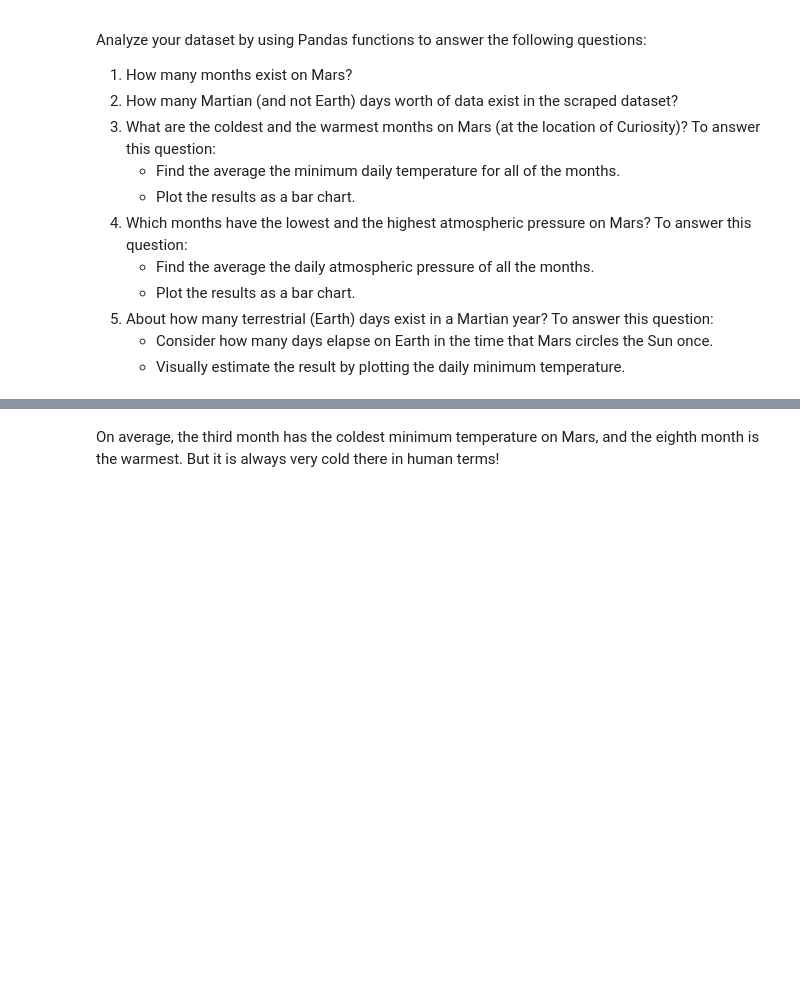
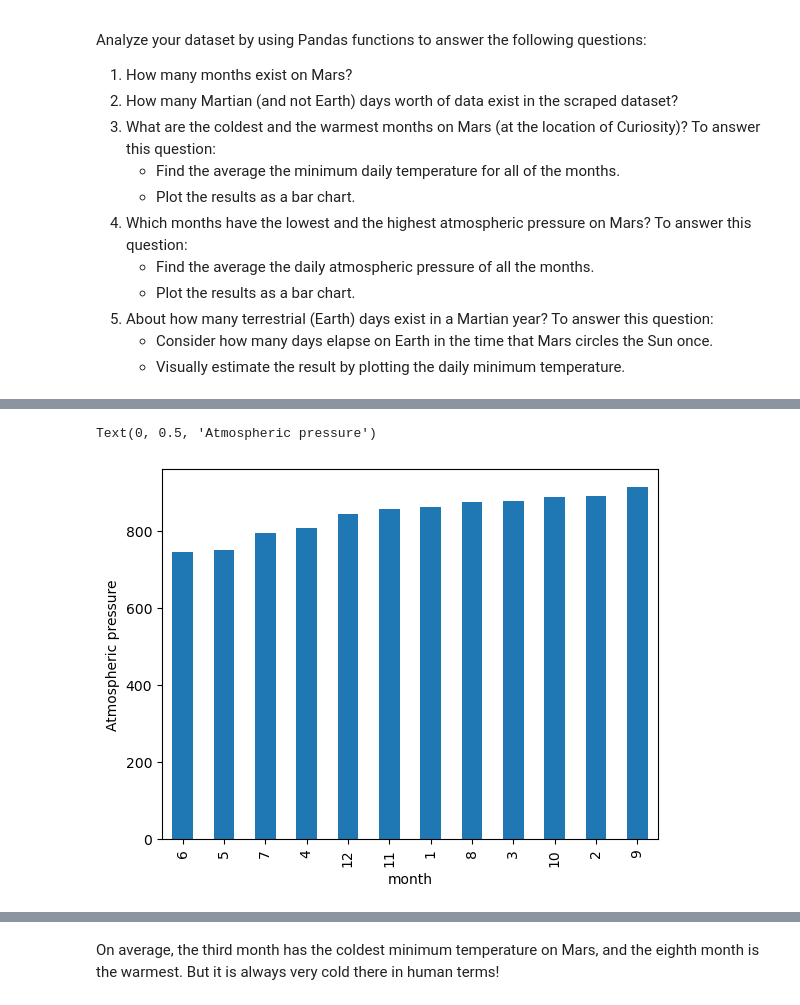
Before and after one commit to hasanhaider2468/html-challenge, a Jupyter notebook: part_2_mars_weather.ipynb, the cells around one changed output, grey strips where cells are left out. Cells and saved outputs as stored; diff of their text form; code cells hidden in the pictures; blank space fills up the shorter version.

```diff
--- a/part_2_mars_weather.ipynb
+++ b/part_2_mars_weather.ipynb
@@ -150,6 +216,13 @@ Analyze your dataset by using Pandas functions to answer the following questions
 # %%
 # 4. Average pressure by Martian month
+average_pressure = df2.groupby("month").mean()["pressure"].sort_values()
 # %%
 # Plot the average pressure by month
+
+average_pressure.plot(kind = "bar")
+plt.ylabel("Atmospheric pressure")
+# %% [output]
+Text(0, 0.5, 'Atmospheric pressure')
+[figure, added]
 # %%
 # 5. How many terrestrial (earth) days are there in a Martian year?
```
Also changed, not shown: parts of 14 cells of this notebook, 1 other file.
